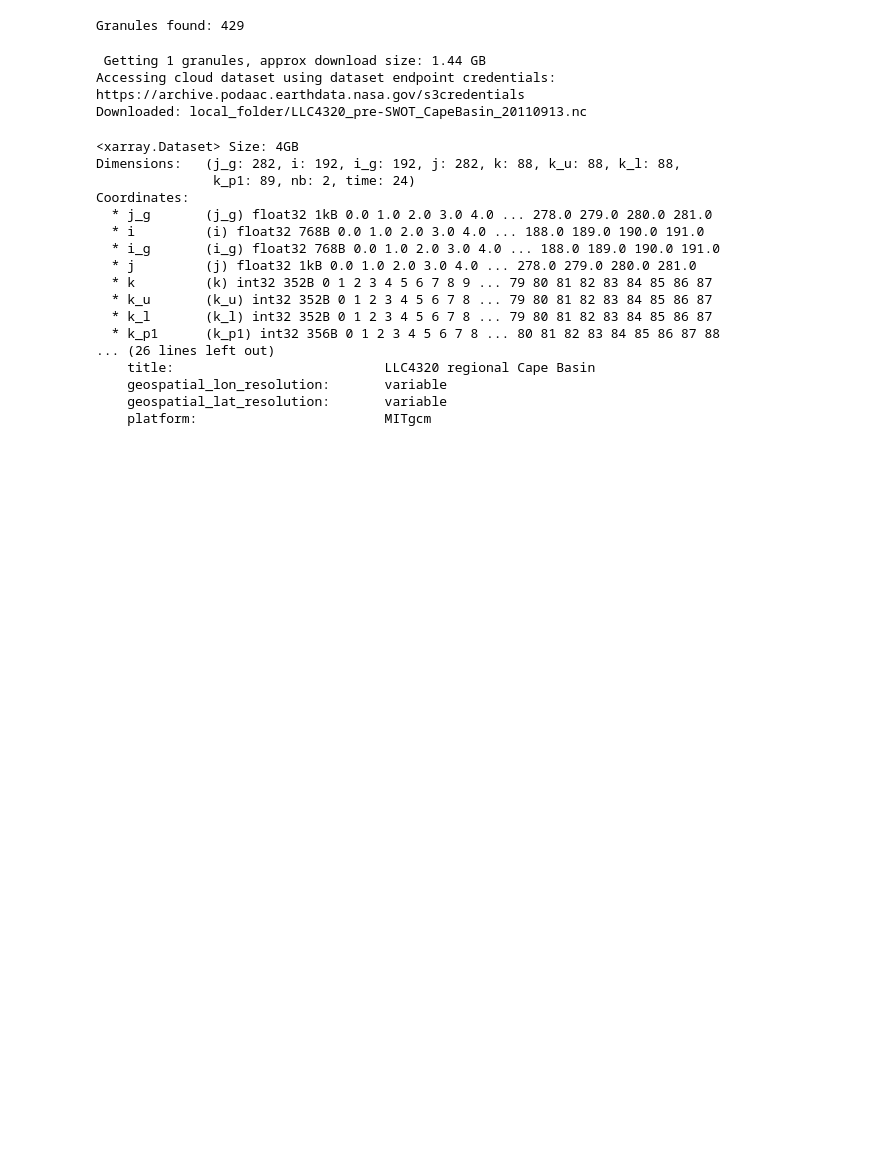
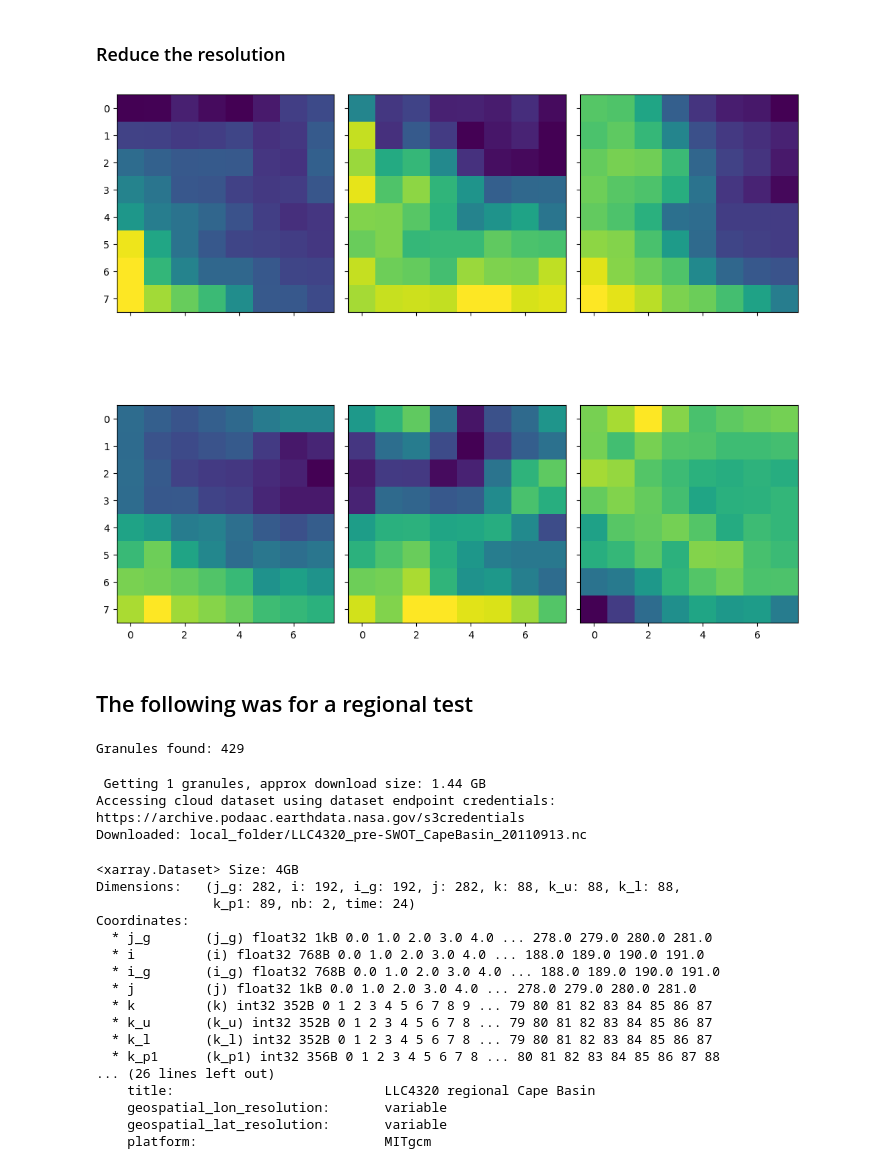
Before and after one commit to jinbow/ocean-ml-data-prep, a Jupyter notebook: data-description.ipynb, the cells around one changed output. Saved outputs shown, nothing was run; the diff lists cells and outputs as text; code cells hidden in the pictures; blank space fills up the shorter version.

```diff
--- a/data-description.ipynb
+++ b/data-description.ipynb
@@ -8,3 +71,20 @@ import requests
+# %% [markdown]
+### Reduce the resolution
+# %%
+# Target resolution
+target_resolution=0.25 #degrees
+n=int(48*target_resolution)
+m=int(ndegree/target_resolution)
+
+fig,ax=plt.subplots(2,3,figsize=(10,10),sharex=True,sharey=True)
+
+for i,ax in enumerate(ax.flatten()):
+    ax.imshow(sss_stamps[i,...].reshape(m,n,m,n).mean(axis=-1).mean(axis=1))
+plt.tight_layout()
+# %% [output]
+[figure, added]
+# %% [markdown]
+## The following was for a regional test
 # %%
 earthaccess.login()
 results = earthaccess.search_data(
```
Also changed, not shown: parts of 6 cells of this notebook, 1 other file.
